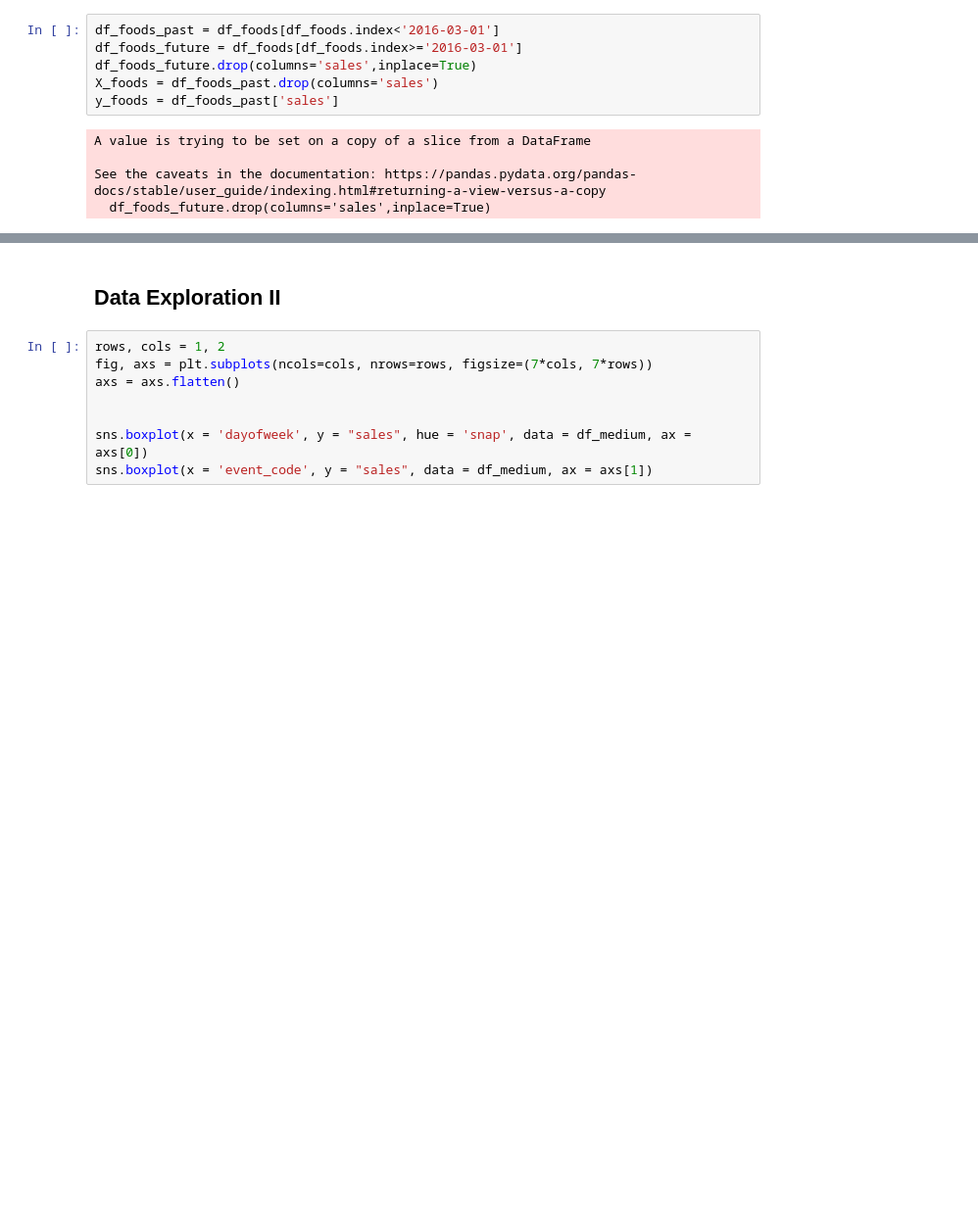
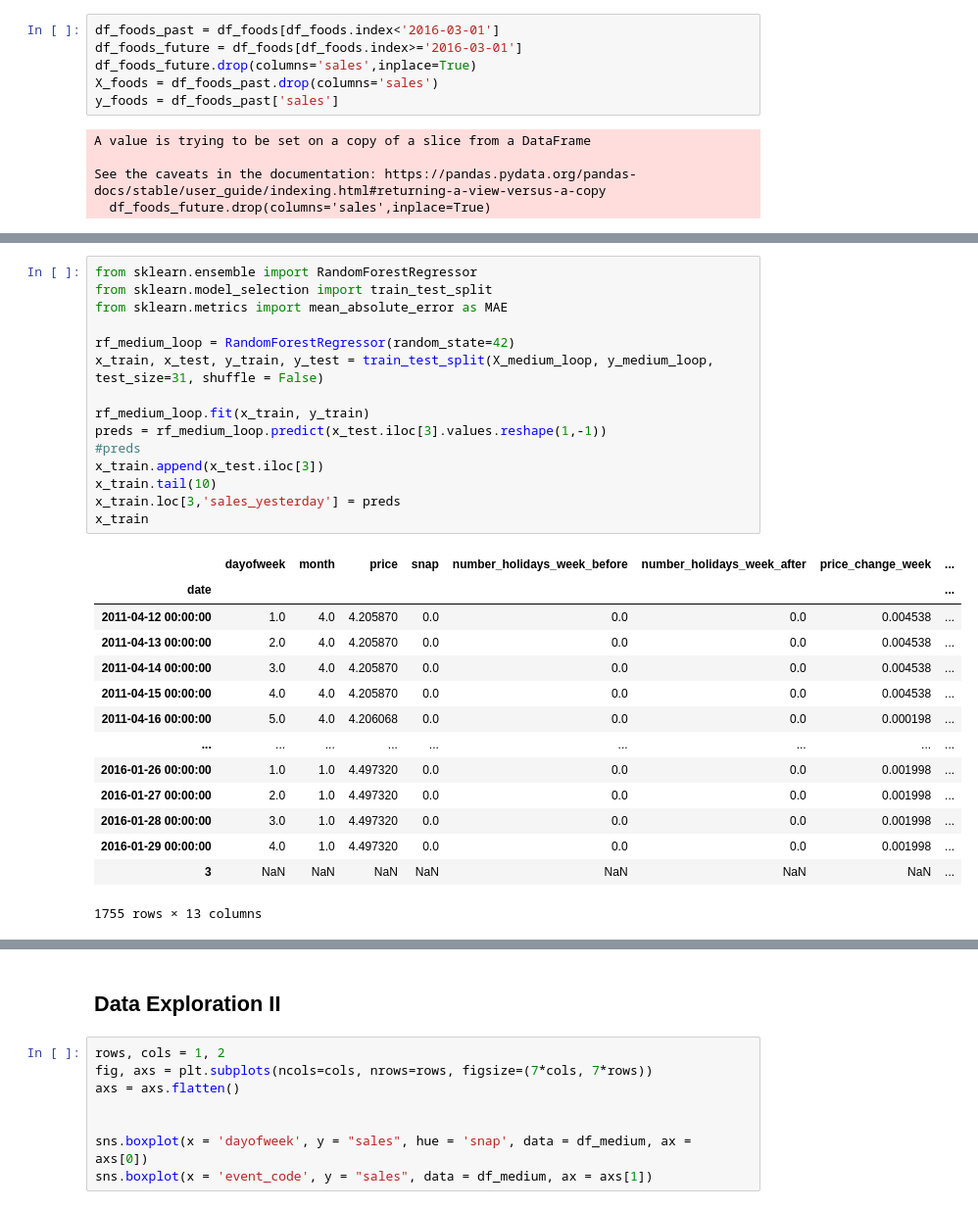
Before and after one commit to EdwinUe/BAB_WS22-23, a Jupyter notebook: Code/003BusinessAnalyticsBProjekt.ipynb, the cells around one changed output, grey strips where cells are left out. Shown at 98% size. Saved outputs shown, nothing was run; the diff lists cells and outputs as text; blank space fills up the shorter version.

```diff
--- a/Code/003BusinessAnalyticsBProjekt.ipynb
+++ b/Code/003BusinessAnalyticsBProjekt.ipynb
@@ -573,0 +643,30 @@ See the caveats in the documentation: https://pandas.pydata.org/pandas-docs/stab
+# %%
+from sklearn.ensemble import RandomForestRegressor
+from sklearn.model_selection import train_test_split
+from sklearn.metrics import mean_absolute_error as MAE
+
+rf_medium_loop = RandomForestRegressor(random_state=42)
+x_train, x_test, y_train, y_test = train_test_split(X_medium_loop, y_medium_loop, test_size=31, shuffle = False)
+
+rf_medium_loop.fit(x_train, y_train)
+preds = rf_medium_loop.predict(x_test.iloc[3].values.reshape(1,-1))
+#preds
+x_train.append(x_test.iloc[3])
+x_train.tail(10)
+x_train.loc[3,'sales_yesterday'] = preds
+x_train
+# %% [output]
+|  | dayofweek | month | price | snap | number_holidays_week_before | number_holidays_week_after | price_change_week | ... |
+| date |  |  |  |  |  |  |  | ... |
+| 2011-04-12 00:00:00 | 1.0 | 4.0 | 4.205870 | 0.0 | 0.0 | 0.0 | 0.004538 | ... |
+| 2011-04-13 00:00:00 | 2.0 | 4.0 | 4.205870 | 0.0 | 0.0 | 0.0 | 0.004538 | ... |
+| 2011-04-14 00:00:00 | 3.0 | 4.0 | 4.205870 | 0.0 | 0.0 | 0.0 | 0.004538 | ... |
+| 2011-04-15 00:00:00 | 4.0 | 4.0 | 4.205870 | 0.0 | 0.0 | 0.0 | 0.004538 | ... |
+| 2011-04-16 00:00:00 | 5.0 | 4.0 | 4.206068 | 0.0 | 0.0 | 0.0 | 0.000198 | ... |
+| ... | ... | ... | ... | ... | ... | ... | ... | ... |
+| 2016-01-26 00:00:00 | 1.0 | 1.0 | 4.497320 | 0.0 | 0.0 | 0.0 | 0.001998 | ... |
+| 2016-01-27 00:00:00 | 2.0 | 1.0 | 4.497320 | 0.0 | 0.0 | 0.0 | 0.001998 | ... |
+| 2016-01-28 00:00:00 | 3.0 | 1.0 | 4.497320 | 0.0 | 0.0 | 0.0 | 0.001998 | ... |
+| 2016-01-29 00:00:00 | 4.0 | 1.0 | 4.497320 | 0.0 | 0.0 | 0.0 | 0.001998 | ... |
+| 3 | NaN | NaN | NaN | NaN | NaN | NaN | NaN | ... |
+1755 rows × 13 columns
```
Also changed, not shown: parts of 14 cells of this notebook.
